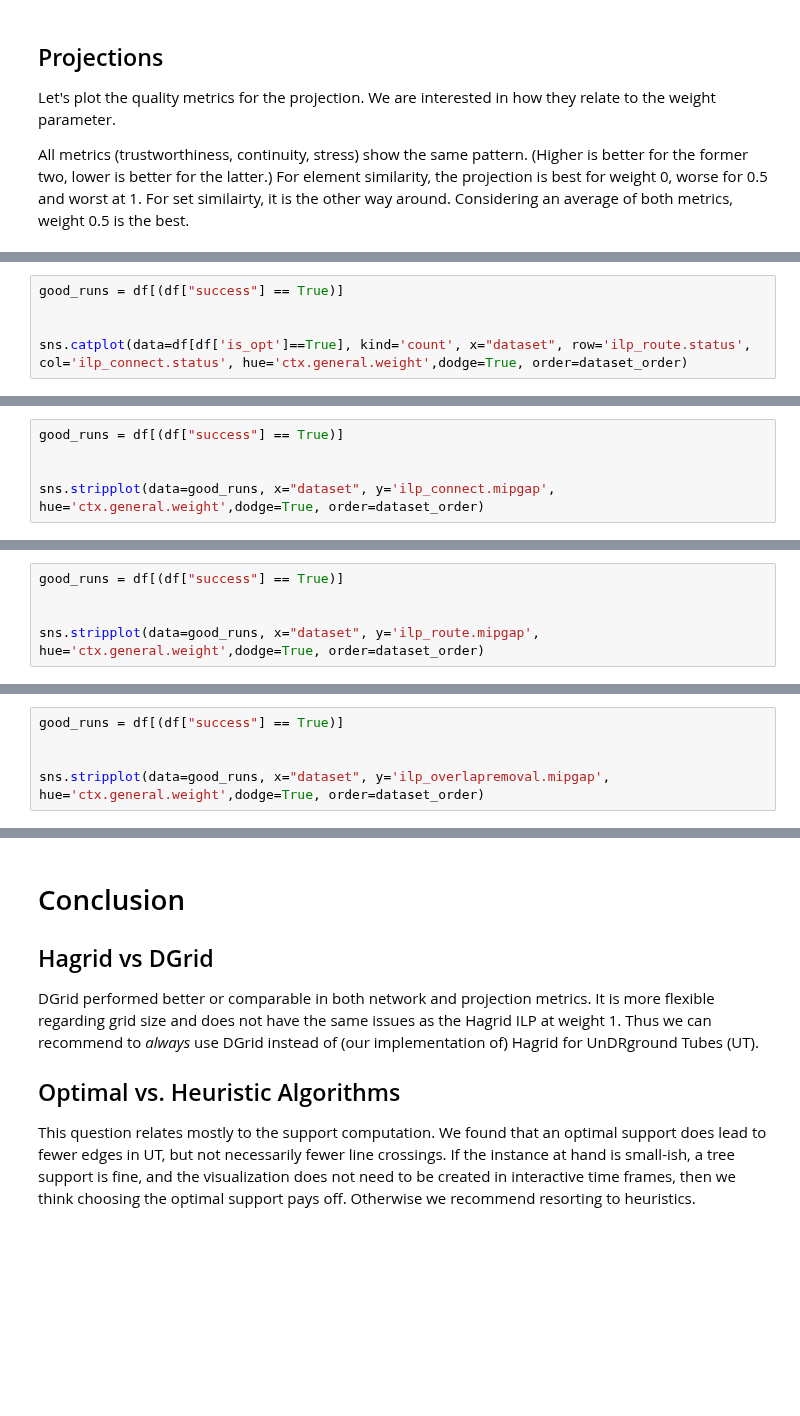
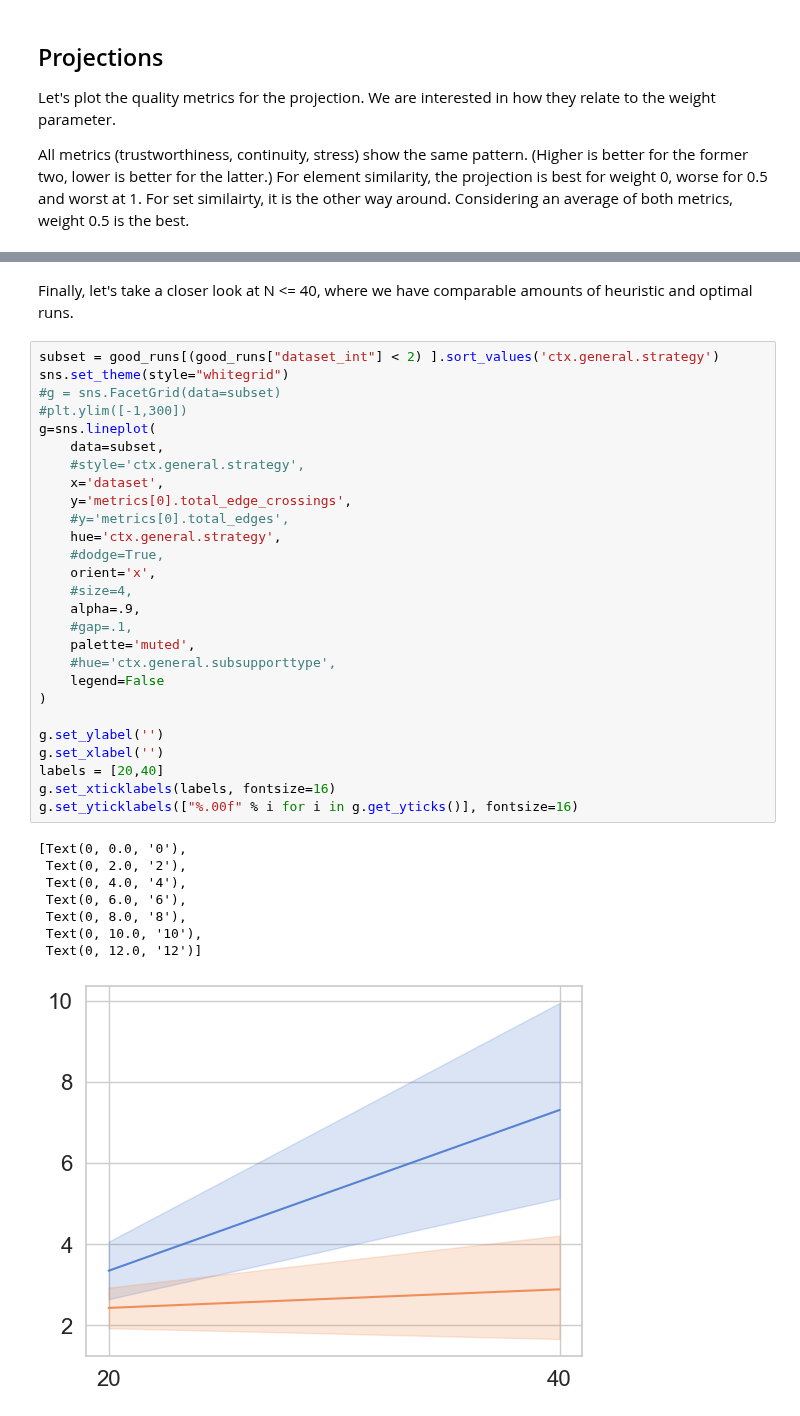
Before and after one commit to npiccolotto/undrground-tubes, a Jupyter notebook: designspace-result/merge.ipynb, the cells around one changed output, grey strips where cells are left out. Drawn from its saved outputs; the diff is of its cells as text; blank space fills up the shorter version.

```diff
--- a/designspace-result/merge.ipynb
+++ b/designspace-result/merge.ipynb
@@ -422,5 +388,0 @@ The histograms count the number of times that happened. The top left panel shows
-# %%
-good_runs = df[(df["success"] == True)]
-
-
-sns.catplot(data=df[df['is_opt']==True], kind='count', x="dataset", row='ilp_route.status', col='ilp_connect.status', hue='ctx.general.weight',dodge=True, order=dataset_order)
@@ -434,5 +388,0 @@ Let's check the MIP gaps for the ILPs of successful runs.
-# %%
-good_runs = df[(df["success"] == True)]
-
-
-sns.stripplot(data=good_runs, x="dataset", y='ilp_connect.mipgap', hue='ctx.general.weight',dodge=True, order=dataset_order)
@@ -444,5 +388,0 @@ sns.stripplot(data=good_runs, x="dataset", y='ilp_connect.mipgap', hue='ctx.gene
-# %%
-good_runs = df[(df["success"] == True)]
-
-
-sns.stripplot(data=good_runs, x="dataset", y='ilp_route.mipgap', hue='ctx.general.weight',dodge=True, order=dataset_order)
@@ -454,5 +388,0 @@ sns.stripplot(data=good_runs, x="dataset", y='ilp_route.mipgap', hue='ctx.genera
-# %%
-good_runs = df[(df["success"] == True)]
-
-
-sns.stripplot(data=good_runs, x="dataset", y='ilp_overlapremoval.mipgap', hue='ctx.general.weight',dodge=True, order=dataset_order)
@@ -586,10 +389,38 @@ for ax in list(p0.axes.flat) + list(p1.axes.flat) + list(p2.axes.flat):
-# %% [markdown]
-# Conclusion
-
-## Hagrid vs DGrid
-
-DGrid performed better or comparable in both network and projection metrics. It is more flexible regarding grid size and does not have the same issues as the Hagrid ILP at weight 1. Thus we can recommend to _always_ use DGrid instead of (our implementation of) Hagrid for UnDRground Tubes (UT).
-
-## Optimal vs. Heuristic Algorithms
-
-This question relates mostly to the support computation. We found that an optimal support does lead to fewer edges in UT, but not necessarily fewer line crossings. If the instance at hand is small-ish, a tree support is fine, and the visualization does not need to be created in interactive time frames, then we think choosing the optimal support pays off. Otherwise we recommend resorting to heuristics.
+# %% [markdown]
+Finally, let's take a closer look at N <= 40, where we have comparable amounts of heuristic and optimal runs.
+# %%
+subset = good_runs[(good_runs["dataset_int"] < 2) ].sort_values('ctx.general.strategy')
+sns.set_theme(style="whitegrid")
+#g = sns.FacetGrid(data=subset)
+#plt.ylim([-1,300])
+g=sns.lineplot(
+    data=subset,
+    #style='ctx.general.strategy',
+    x='dataset',
+    y='metrics[0].total_edge_crossings',
+    #y='metrics[0].total_edges',
+    hue='ctx.general.strategy',
+    #dodge=True,
+    orient='x',
+    #size=4,
+    alpha=.9,
+    #gap=.1,
+    palette='muted',
+    #hue='ctx.general.subsupporttype',
+    legend=False
+)
+
+g.set_ylabel('')
+g.set_xlabel('')
+labels = [20,40]
+g.set_xticklabels(labels, fontsize=16)
+g.set_yticklabels(["%.00f" % i for i in g.get_yticks()], fontsize=16)
+# %% [output]
+[Text(0, 0.0, '0'),
+ Text(0, 2.0, '2'),
+ Text(0, 4.0, '4'),
+ Text(0, 6.0, '6'),
+ Text(0, 8.0, '8'),
+ Text(0, 10.0, '10'),
+ Text(0, 12.0, '12')]
+[figure, added]
```
Also changed, not shown: parts of 41 cells of this notebook, 1 other file.
